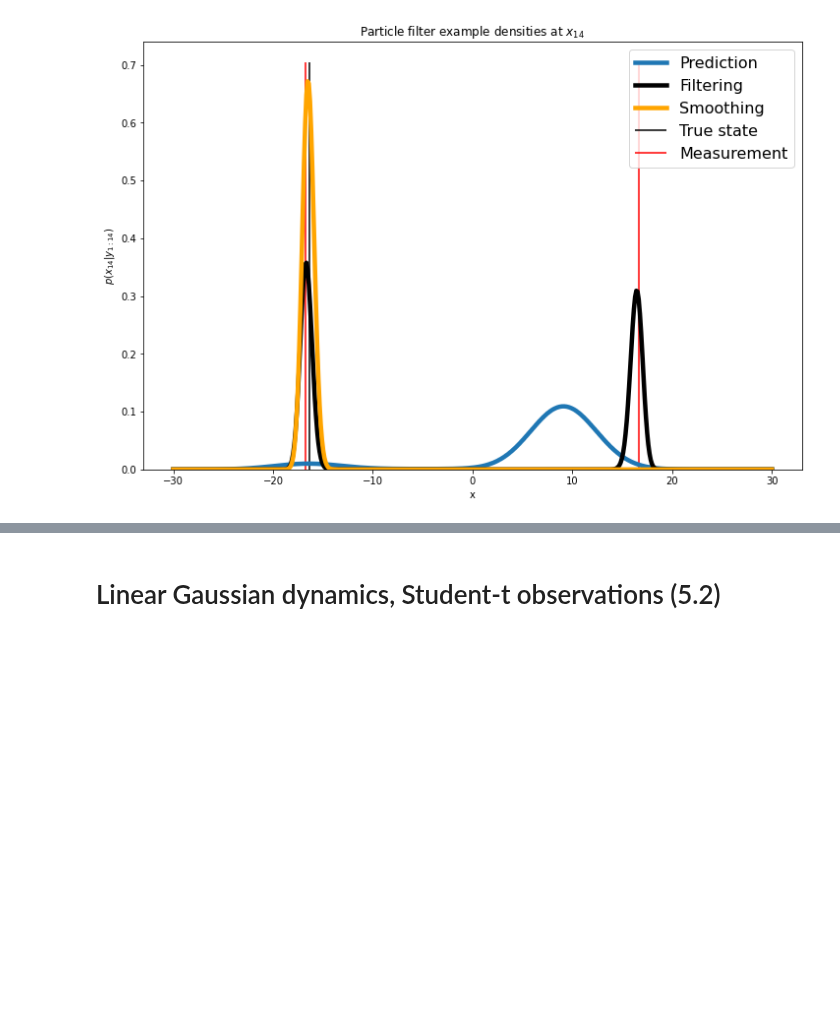
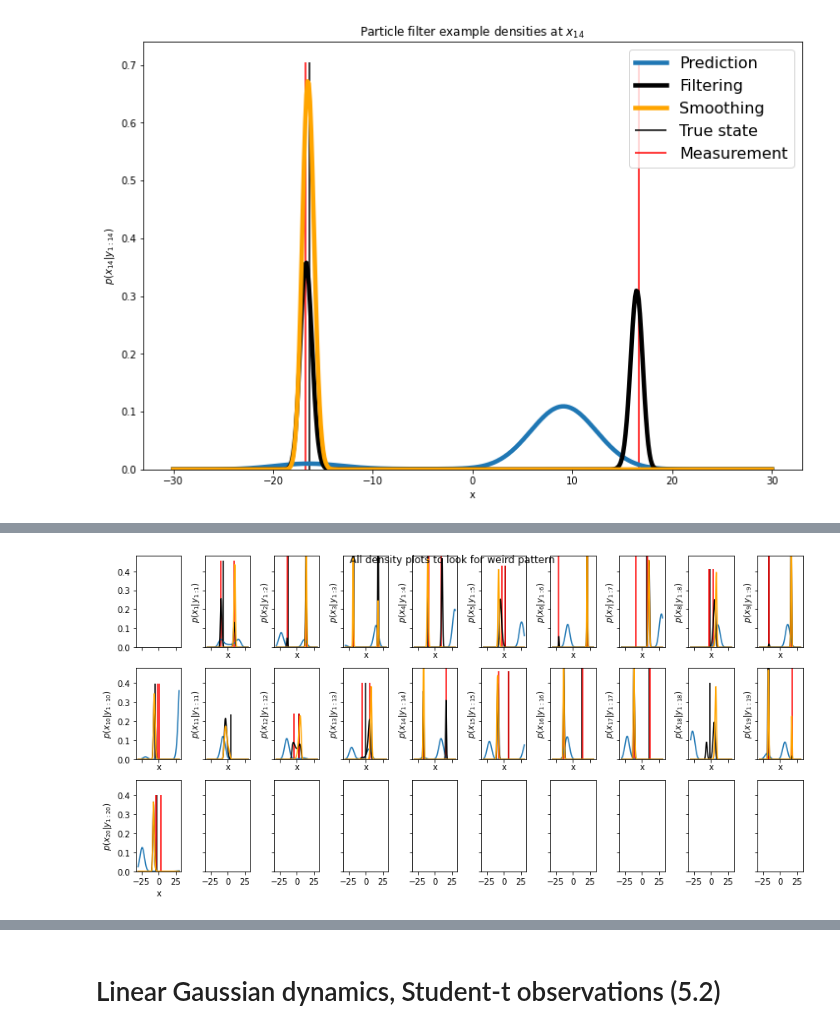
Before and after one commit to probml/probml-notebooks, a Jupyter notebook: notebooks/discretized_ssm.ipynb, the cells around one changed output, grey strips where cells are left out. Cells and saved outputs as stored; diff of their text form; code cells hidden in the pictures; blank space fills up the shorter version.

```diff
--- a/notebooks/discretized_ssm.ipynb
+++ b/notebooks/discretized_ssm.ipynb
@@ -292,0 +347,9 @@ the_particle_filter_example()
+# %%
+# looking for weird density plot by plotting all max_iter densities
+plot_densities(
+    x_true, y, inv_measure_func1,
+    x_grid, p_pred, p_filter,
+    p_smooth, max_iter,
+)
+# %% [output]
+[figure, added]
```
Also changed, not shown: parts of 7 cells of this notebook.
